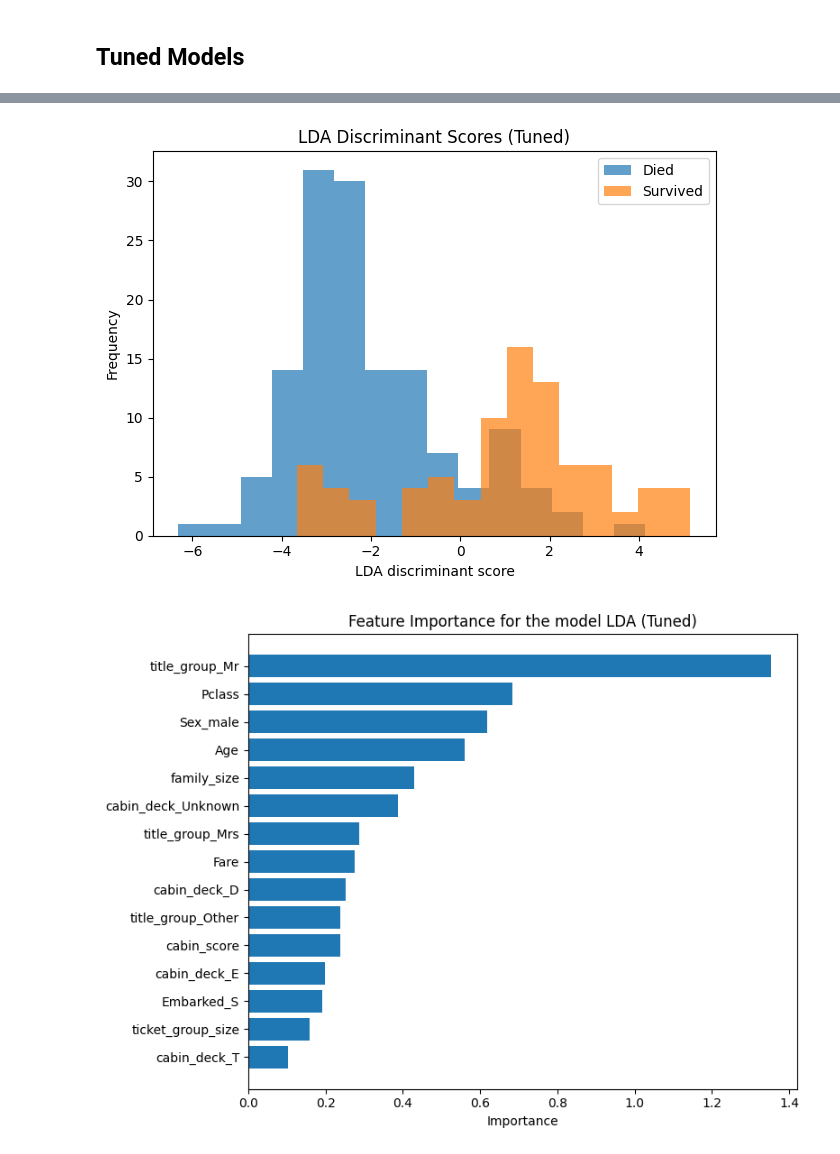
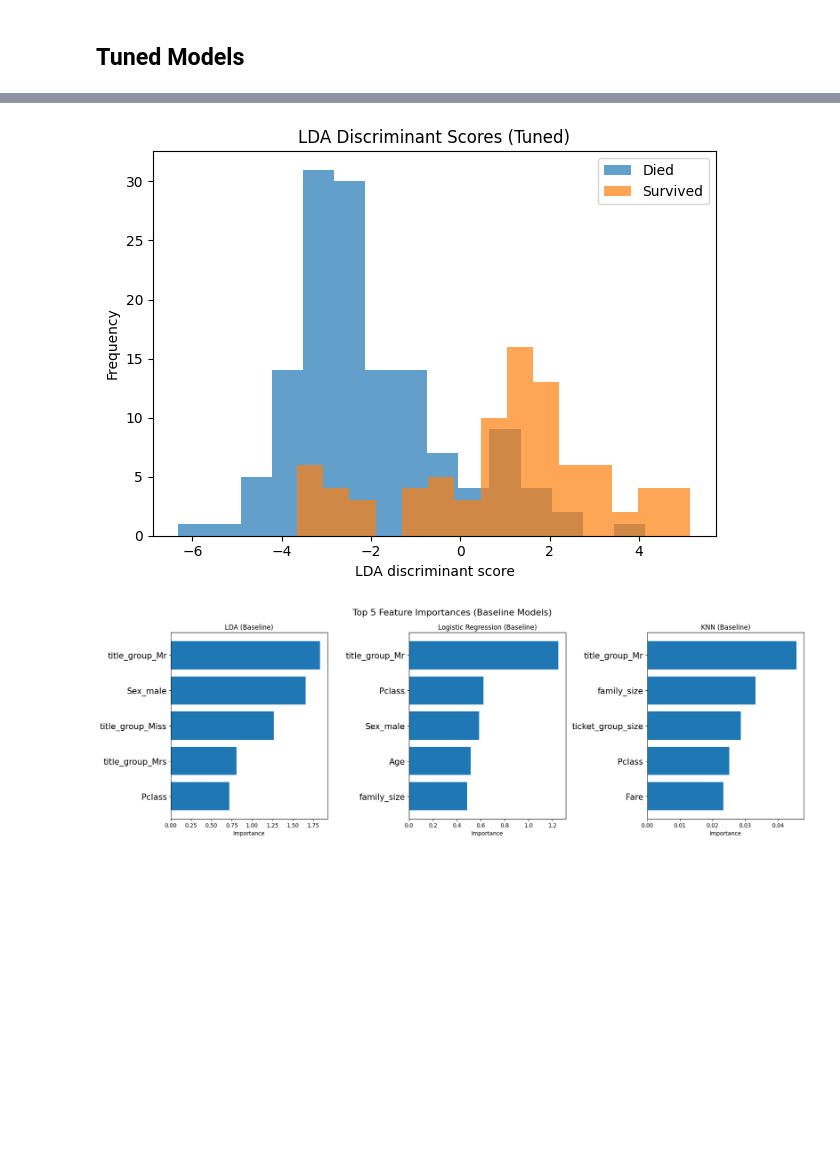
Before and after one commit to RoxyLiu66/data_572_group_5, a Jupyter notebook: coding/combined_models.ipynb, the cells around one changed output, grey strips where cells are left out. Cells and saved outputs as stored; diff of their text form; code cells hidden in the pictures; blank space fills up the shorter version.

```diff
--- a/coding/combined_models.ipynb
+++ b/coding/combined_models.ipynb
@@ -698,7 +700,7 @@ plot_feature_importance(
 ## Tuned Models
 # %%
 plot_accuracy_bar(tuned_results, title_suffix="Tuned")
-plot_confusion_matrices(tuned_results)
+plot_confusion_matrices(tuned_results, title_suffix="Tuned")
 
 lda_tuned_model = best_models["LDA"]
 lda_scores_tuned = lda_tuned_model.decision_function(X_test)
@@ -712,43 +714,39 @@ plt.legend()
 plt.tight_layout()
 plt.show()
 
+fig, axes = plt.subplots(1, 3, figsize=(18, 6), sharex=False)
+
 plot_feature_importance(
-    lda_tuned_df,
+    lda_baseline_df,
+    ax=axes[0],
     model_name="LDA",
     feature_col="feature",
     importance_col="abs_coef",
-    top_n=15,
-    title="Feature Importance",
-    title_suffix="Tuned"
+    top_n=5,
+    title_suffix="Baseline"
 )
 
 plot_feature_importance(
-    lr_tuned_df,
+    lr_baseline_df,
+    ax=axes[1],
     model_name="Logistic Regression",
     feature_col="feature",
     importance_col="abs_coef",
-    top_n=15,
-    title="Feature Importance",
-    title_suffix="Tuned"
+    top_n=5,
+    title_suffix="Baseline"
 )
 
 plot_feature_importance(
-    knn_tuned_df,
+    knn_baseline_df,
+    ax=axes[2],
     model_name="KNN",
     feature_col="feature",
     importance_col="abs_coef",
-    top_n=15,
-    title="Feature Importance",
-    title_suffix="Tuned"
+    top_n=5,
+    title_suffix="Baseline"
 )
 
-# plot_feature_importance(
-#     tree_tuned_df,
-#     model_name="Decesion Tree",
-#     feature_col="feature",
-#     importance_col="importances",
-#     top_n=15,
-#     title="Feature Importance",
-#     title_suffix="Tuned"
-# )
+fig.suptitle("Top 5 Feature Importances (Baseline Models)", fontsize=16)
+plt.tight_layout()
+plt.show()
 # %% [output]
@@ -757,2 +755,2 @@ plot_feature_importance(
 [figure]
-[figure, old version]
+[figure, new version]
```
Also changed, not shown: parts of 10 cells of this notebook, 7 other files.
